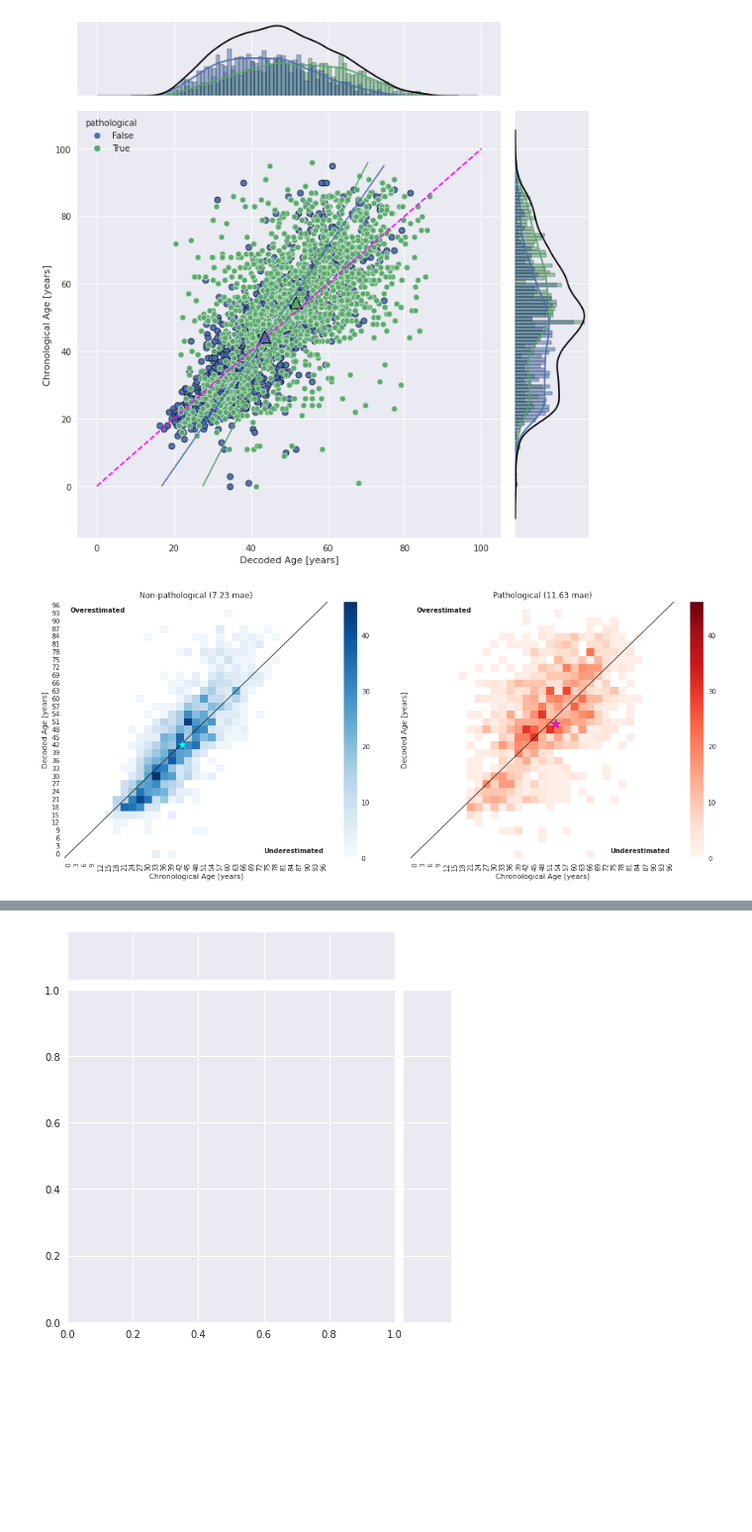
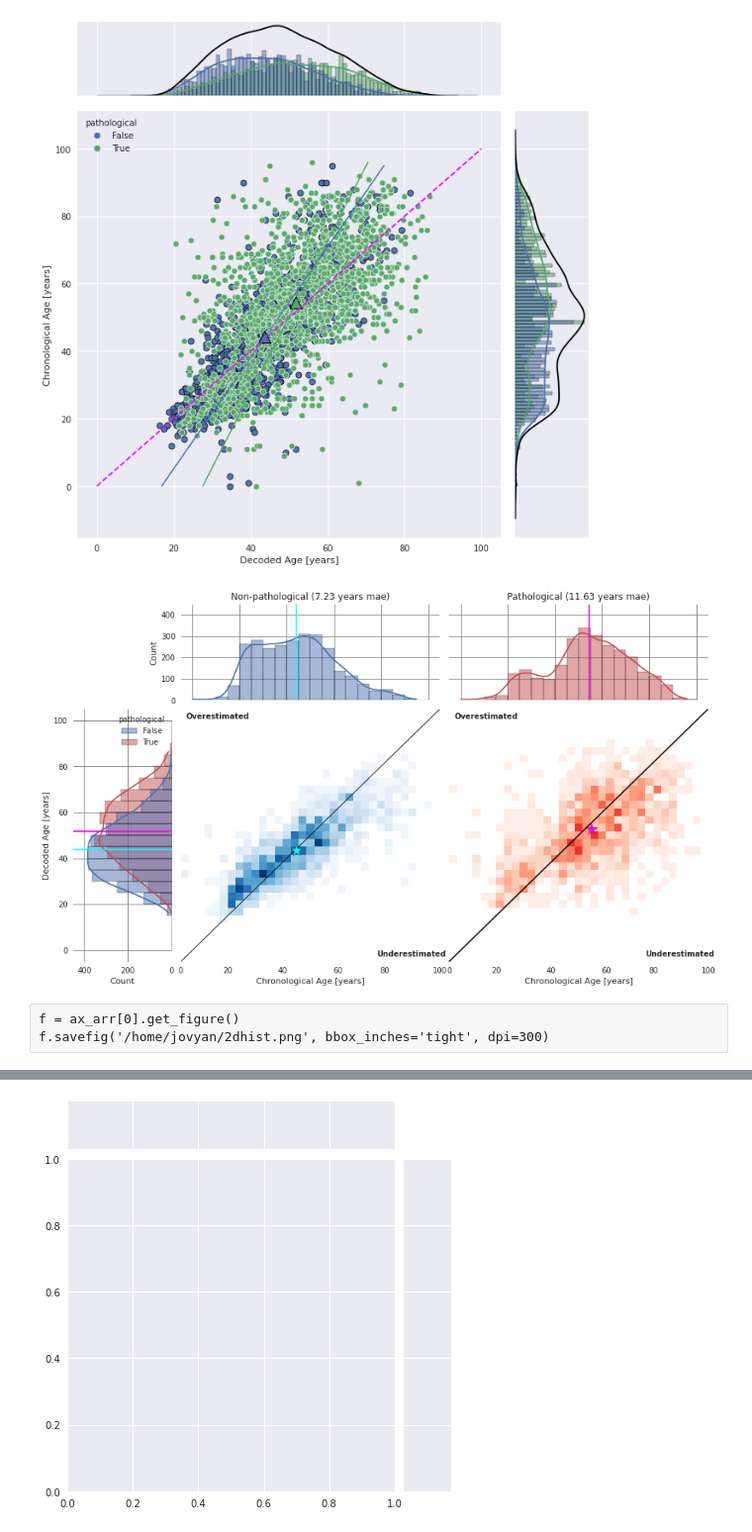
Before and after one commit to gemeinl/eeg-brain-age, a Jupyter notebook: post_hoc_analysis.ipynb, the cells around one changed output, grey strips where cells are left out. Shown at 99% size. Cells and saved outputs as stored; diff of their text form; code cells hidden in the pictures; blank space fills up the shorter version.

```diff
--- a/post_hoc_analysis.ipynb
+++ b/post_hoc_analysis.ipynb
@@ -357,7 +375,3 @@ from decode_tueg import plot_heatmaps
 # %%
 bin_size = 3
 max_age = 100
-# %%
-ax_arr = plot_heatmaps(df, bin_size, max_age)
-# %% [output]
-[figure, removed]
@@ -366,0 +378,7 @@ f.savefig('/home/jovyan/2dhist.png', bbox_inches='tight', dpi=300)
+# %%
+ax_arr = plot_heatmaps(df, bin_size, max_age, 450)
+# %% [output]
+[figure, added]
+# %% [raw]
+f = ax_arr[0].get_figure()
+f.savefig('/home/jovyan/2dhist.png', bbox_inches='tight', dpi=300)
```
Also changed, not shown: parts of 31 cells of this notebook, 5 other files.
